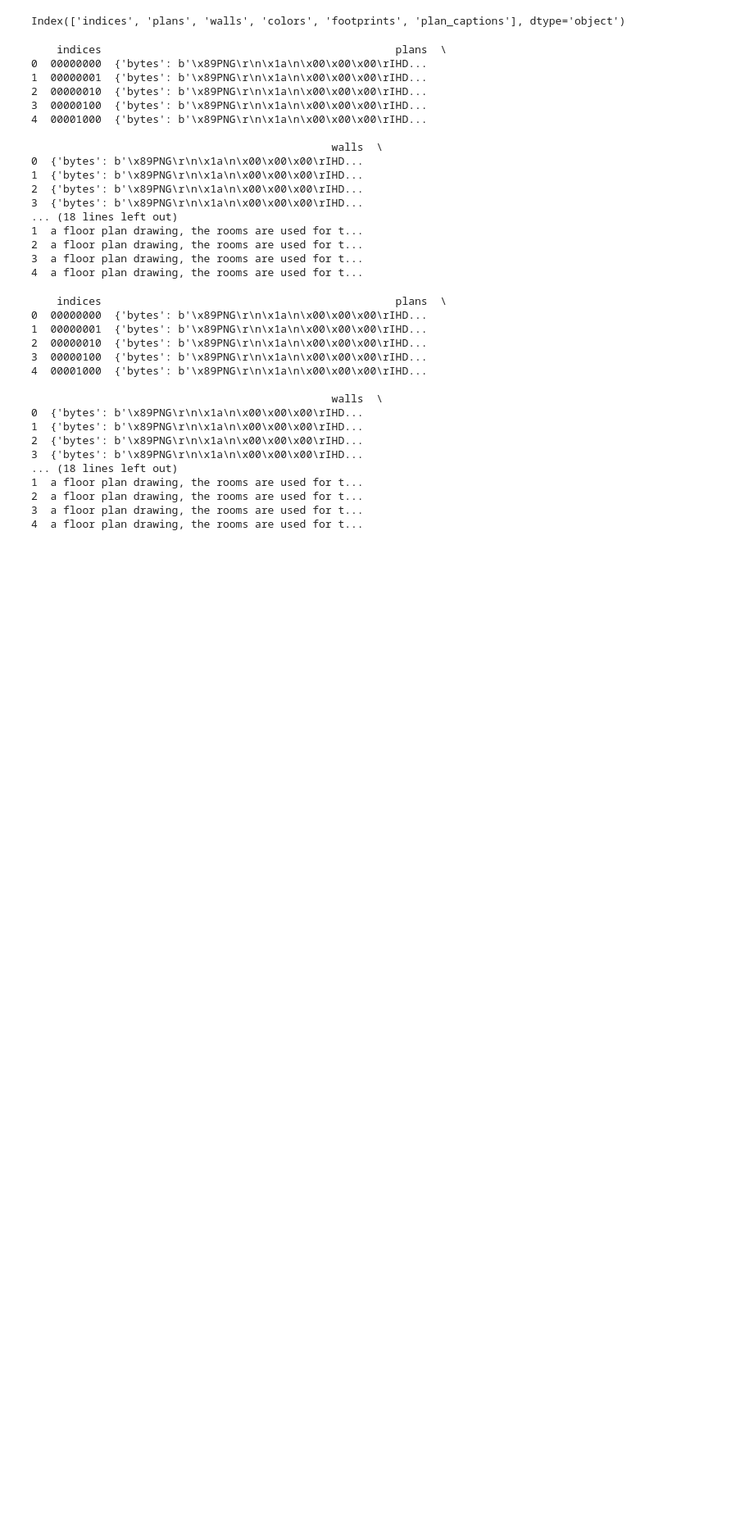
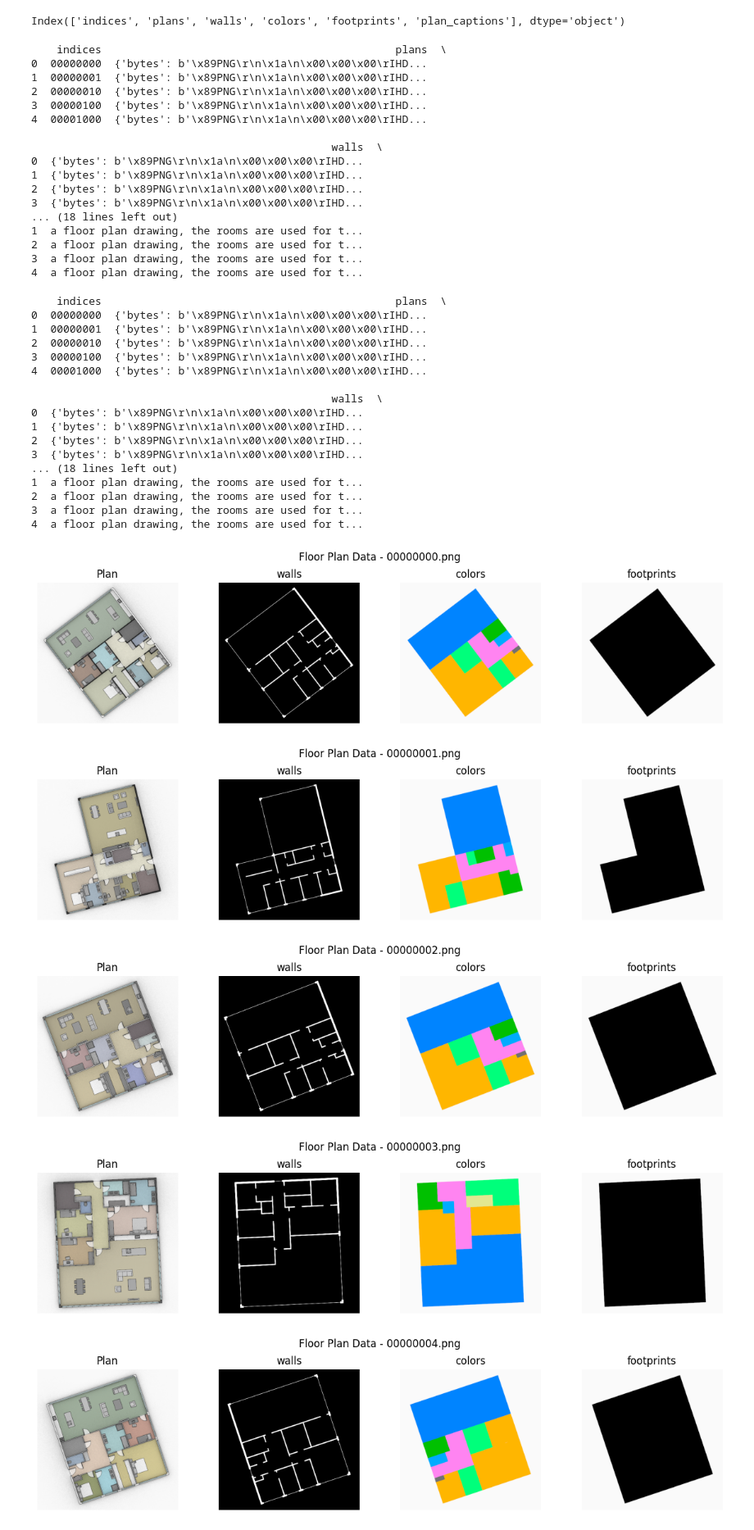
Before and after one commit to CSEU0978/SmartPlanAI, a Jupyter notebook: parq_dir.ipynb, the cells around one changed output. Shown at 82% size. Saved outputs shown, nothing was run; the diff lists cells and outputs as text; code cells hidden in the pictures; blank space fills up the shorter version.

```diff
--- a/parq_dir.ipynb
+++ b/parq_dir.ipynb
@@ -99,3 +113,51 @@ print(df.head())
 2  a floor plan drawing, the rooms are used for t...
 3  a floor plan drawing, the rooms are used for t...
 4  a floor plan drawing, the rooms are used for t...
+# %%
+import matplotlib.pyplot as plt
+import os
+
+# Define directory paths (replace with your actual paths)
+data_dir = 'D:\Codes\Python\DL_Project\database'
+plan_dir = os.path.join(data_dir, "plans")
+wall_dir = os.path.join(data_dir, "walls")
+color_dir = os.path.join(data_dir, "colors")
+footprint_dir = os.path.join(data_dir, "footprints")
+caption_dir = os.path.join(data_dir, "plan_captions")
+
+# Define number of images to visualize per directory
+num_images_to_show = 5
+
+# Loop through each image file in the plan directory
+for filename in os.listdir(plan_dir)[:num_images_to_show]:
+  # Create a figure for plotting
+  fig, axes = plt.subplots(1, 4, figsize=(12, 3))  # 1 row, 4 columns
+
+  # Read image from plan directory
+  plan_img = plt.imread(os.path.join(plan_dir, filename))
+  axes[0].imshow(plan_img)
+  axes[0].set_title("Plan")
+  axes[0].axis('off')
+
+  # Read corresponding images from other directories with the same filename
+  for i, img_dir in enumerate([wall_dir, color_dir, footprint_dir], start=1):
+    img_path = os.path.join(img_dir, filename)
+    if os.path.exists(img_path):
+      img = plt.imread(img_path)
+      axes[i].imshow(img)
+      title = img_dir.split("\\")[-1]  # Get directory name for title
+      axes[i].set_title(title)
+      axes[i].axis('off')
+
+  # Adjust layout
+  fig.suptitle(f"Floor Plan Data - {filename}", fontsize=12)
+  plt.tight_layout()
+
+  # Display the plot
+  plt.show()
+# %% [output]
+[figure, added]
+[figure, added]
+[figure, added]
+[figure, added]
+[figure, added]
```
Also changed, not shown: parts of 3 cells of this notebook.
